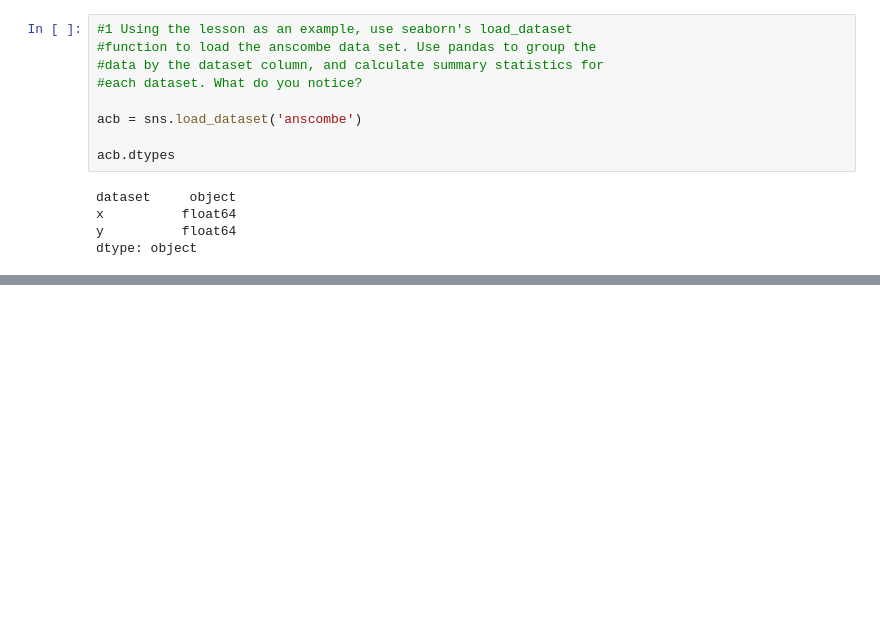
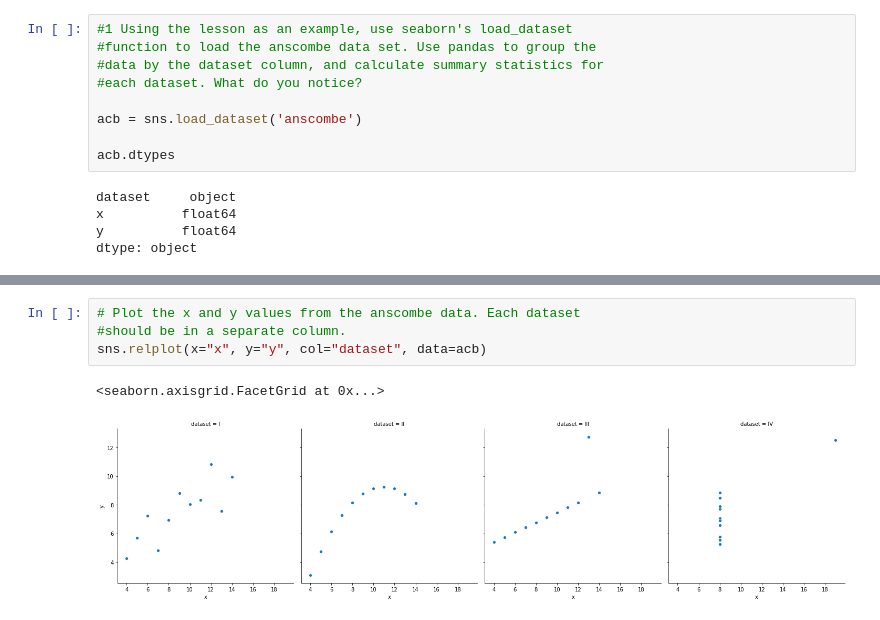
Before and after one commit to AI-Gomez/numpy-pandas-visualization-exercises, a Jupyter notebook: seaborn_exercises.ipynb, the cells around one changed output, grey strips where cells are left out. Drawn from its saved outputs; the diff is of its cells as text; blank space fills up the shorter version.

```diff
--- a/seaborn_exercises.ipynb
+++ b/seaborn_exercises.ipynb
@@ -91,0 +105,7 @@ acb
+# %%
+# Plot the x and y values from the anscombe data. Each dataset
+#should be in a separate column.
+sns.relplot(x="x", y="y", col="dataset", data=acb)
+# %% [output]
+<seaborn.axisgrid.FacetGrid at 0x...>
+[figure, added]
```
Also changed, not shown: parts of 11 cells of this notebook.
